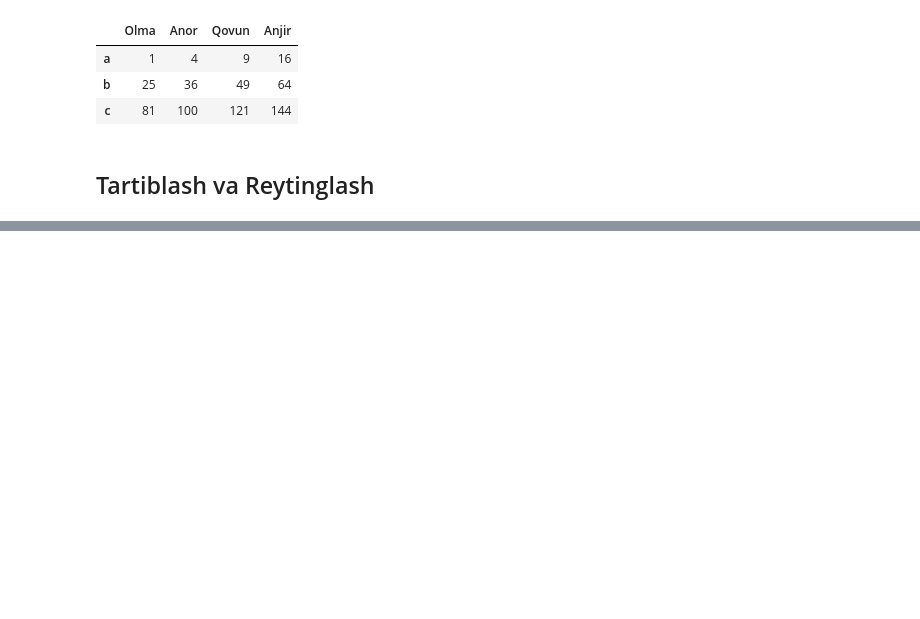
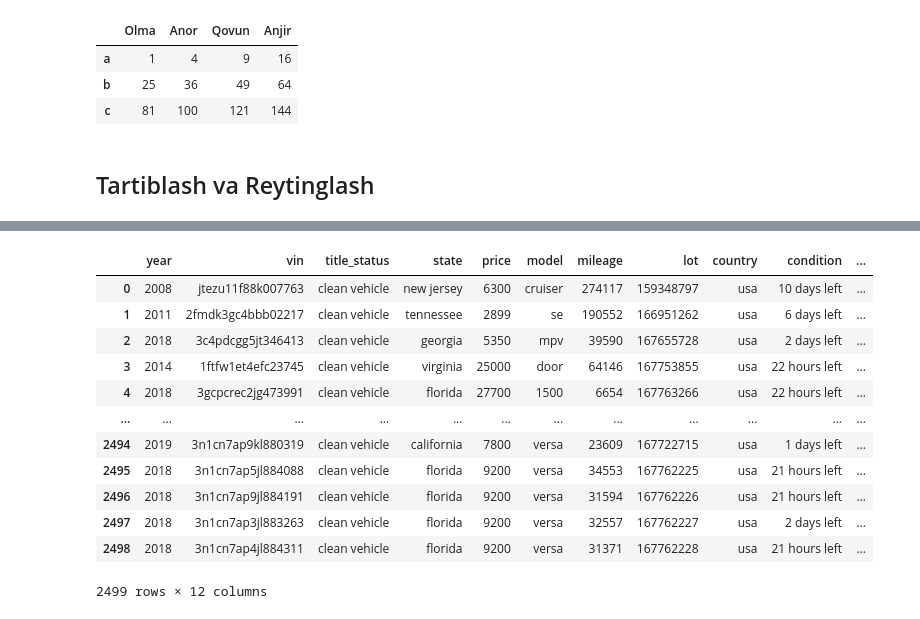
Before and after one commit to otabekqoroboyev/data-science-pandas, a Jupyter notebook: arifmetik_amallar_pd.ipynb, the cells around one changed output, grey strips where cells are left out. Cells and saved outputs as stored; diff of their text form; code cells hidden in the pictures; blank space fills up the shorter version.

```diff
--- a/arifmetik_amallar_pd.ipynb
+++ b/arifmetik_amallar_pd.ipynb
@@ -294,0 +369,16 @@ df.applymap(f)
+# %%
+df.sort_index(axis=1, ascending=False) # teskari tartiblash
+# %% [output]
+|  | year | vin | title_status | state | price | model | mileage | lot | country | condition | ... |
+| 0 | 2008 | jtezu11f88k007763 | clean vehicle | new jersey | 6300 | cruiser | 274117 | 159348797 | usa | 10 days left | ... |
+| 1 | 2011 | 2fmdk3gc4bbb02217 | clean vehicle | tennessee | 2899 | se | 190552 | 166951262 | usa | 6 days left | ... |
+| 2 | 2018 | 3c4pdcgg5jt346413 | clean vehicle | georgia | 5350 | mpv | 39590 | 167655728 | usa | 2 days left | ... |
+| 3 | 2014 | 1ftfw1et4efc23745 | clean vehicle | virginia | 25000 | door | 64146 | 167753855 | usa | 22 hours left | ... |
+| 4 | 2018 | 3gcpcrec2jg473991 | clean vehicle | florida | 27700 | 1500 | 6654 | 167763266 | usa | 22 hours left | ... |
+| ... | ... | ... | ... | ... | ... | ... | ... | ... | ... | ... | ... |
+| 2494 | 2019 | 3n1cn7ap9kl880319 | clean vehicle | california | 7800 | versa | 23609 | 167722715 | usa | 1 days left | ... |
+| 2495 | 2018 | 3n1cn7ap5jl884088 | clean vehicle | florida | 9200 | versa | 34553 | 167762225 | usa | 21 hours left | ... |
+| 2496 | 2018 | 3n1cn7ap9jl884191 | clean vehicle | florida | 9200 | versa | 31594 | 167762226 | usa | 21 hours left | ... |
+| 2497 | 2018 | 3n1cn7ap3jl883263 | clean vehicle | florida | 9200 | versa | 32557 | 167762227 | usa | 2 days left | ... |
+| 2498 | 2018 | 3n1cn7ap4jl884311 | clean vehicle | florida | 9200 | versa | 31371 | 167762228 | usa | 21 hours left | ... |
+2499 rows × 12 columns
```
Also changed, not shown: parts of 27 cells of this notebook.
